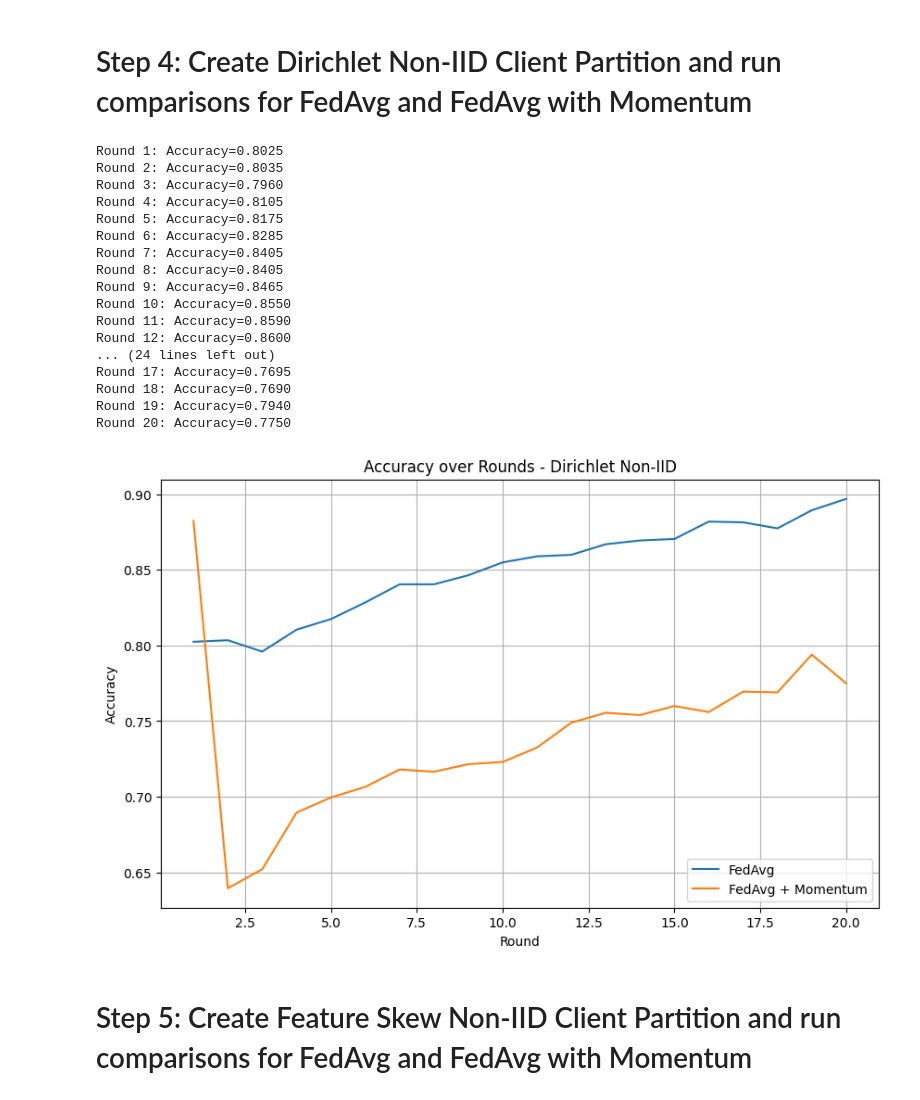
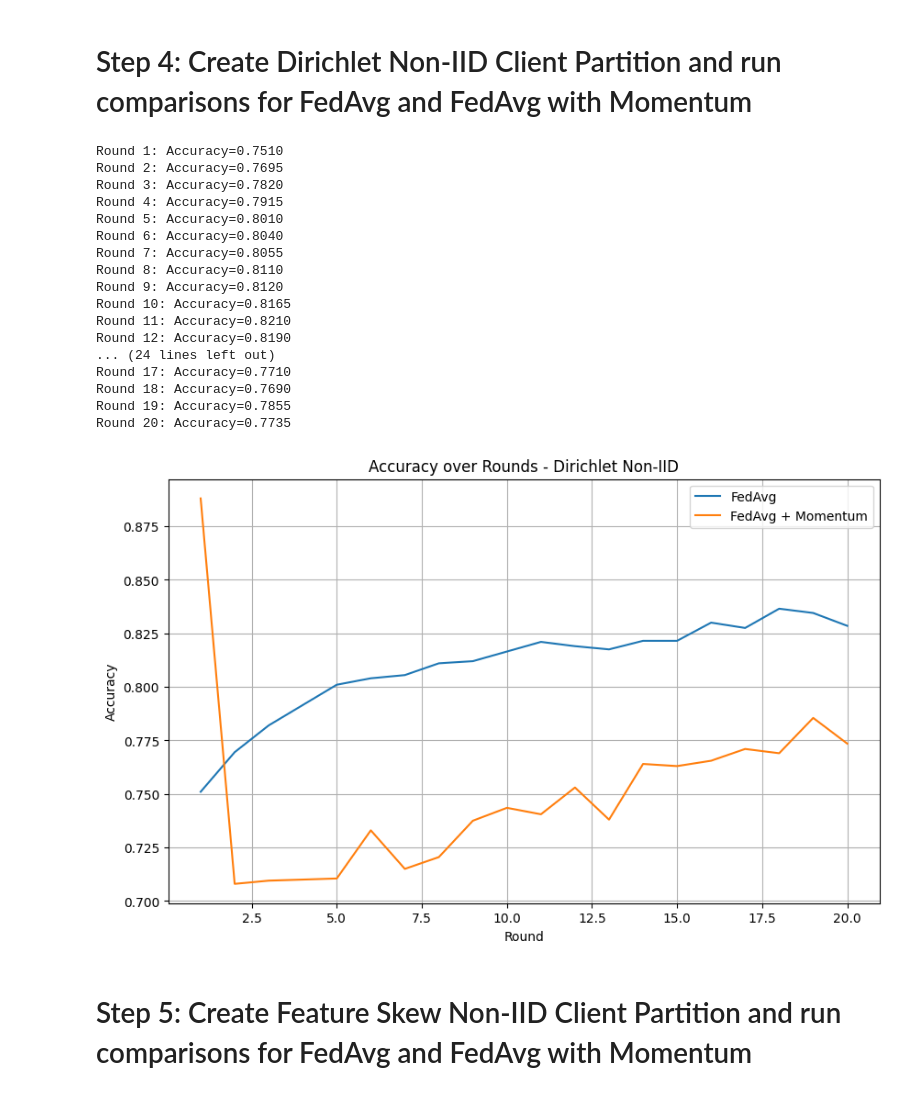
Before and after one commit to sghosh27/Federated-Learning-for-Critical-Electrical-Infrastructure-Maintenance, a Jupyter notebook: Notebooks/Federated_Learning_for_Breaker_Advanced.ipynb, the cells around one changed output. Cells and saved outputs as stored; diff of their text form; code cells hidden in the pictures.

```diff
--- a/Notebooks/Federated_Learning_for_Breaker_Advanced.ipynb
+++ b/Notebooks/Federated_Learning_for_Breaker_Advanced.ipynb
@@ -55,28 +55,28 @@ df_final['Maintenance_required'] = y.values
 # Step 4: Create Dirichlet Non-IID Client Partition and run comparisons for FedAvg and FedAvg with Momentum
 # %%
 # Create TFF dataset
-dirichlet_clients = baf.create_dirichlet_non_iid(df_final, num_clients=5, alpha=0.5, label_col='Maintenance_required')
+dirichlet_clients = cf.create_dirichlet_non_iid(df_final, num_clients=5, alpha=0.5, label_col='Maintenance_required')
 # Compare on Dirichlet Non-IID data
-baf.compare_algorithms(dirichlet_clients, "Dirichlet Non-IID")
+cf.compare_algorithms(dirichlet_clients, "Dirichlet Non-IID", num_rounds=20)
 # %% [output]
-Round 1: Accuracy=0.8025
-Round 2: Accuracy=0.8035
-Round 3: Accuracy=0.7960
-Round 4: Accuracy=0.8105
-Round 5: Accuracy=0.8175
-Round 6: Accuracy=0.8285
-Round 7: Accuracy=0.8405
-Round 8: Accuracy=0.8405
-Round 9: Accuracy=0.8465
-Round 10: Accuracy=0.8550
-Round 11: Accuracy=0.8590
-Round 12: Accuracy=0.8600
+Round 1: Accuracy=0.7510
+Round 2: Accuracy=0.7695
+Round 3: Accuracy=0.7820
+Round 4: Accuracy=0.7915
+Round 5: Accuracy=0.8010
+Round 6: Accuracy=0.8040
+Round 7: Accuracy=0.8055
+Round 8: Accuracy=0.8110
+Round 9: Accuracy=0.8120
+Round 10: Accuracy=0.8165
+Round 11: Accuracy=0.8210
+Round 12: Accuracy=0.8190
 ... (24 lines left out)
-Round 17: Accuracy=0.7695
+Round 17: Accuracy=0.7710
 Round 18: Accuracy=0.7690
-Round 19: Accuracy=0.7940
-Round 20: Accuracy=0.7750
+Round 19: Accuracy=0.7855
+Round 20: Accuracy=0.7735
-[figure, old version]
+[figure, new version]
 # %% [markdown]
 # Step 5: Create Feature Skew Non-IID Client Partition and run comparisons for FedAvg and FedAvg with Momentum
 # %%
```
Also changed, not shown: parts of 5 cells of this notebook, 1 other file.
